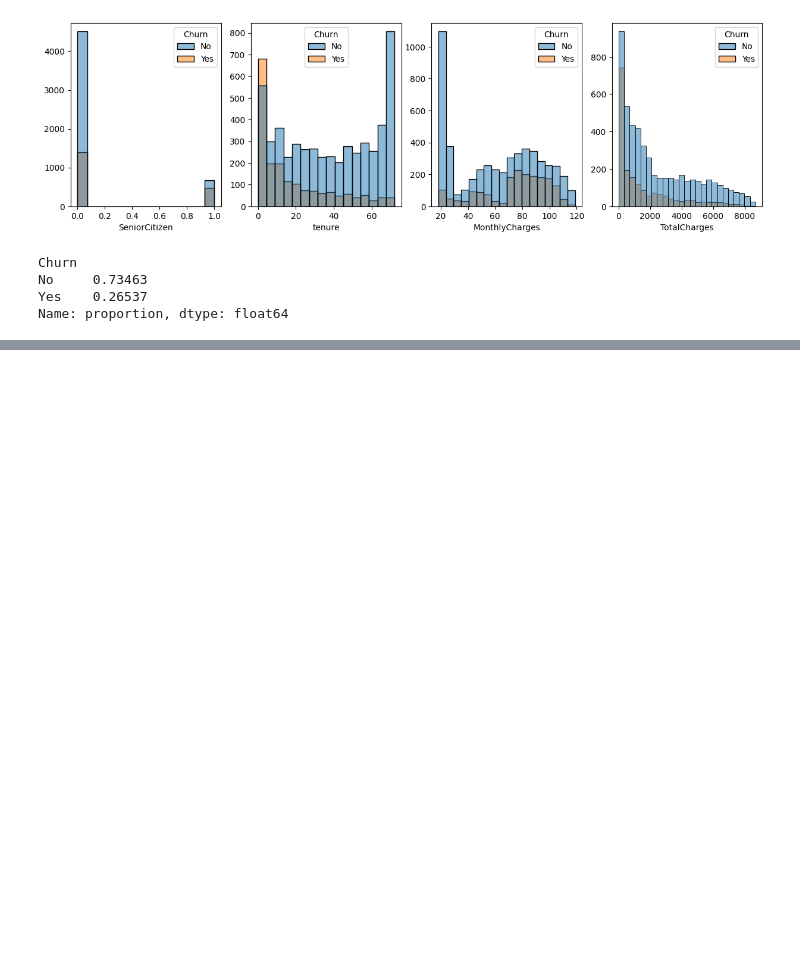
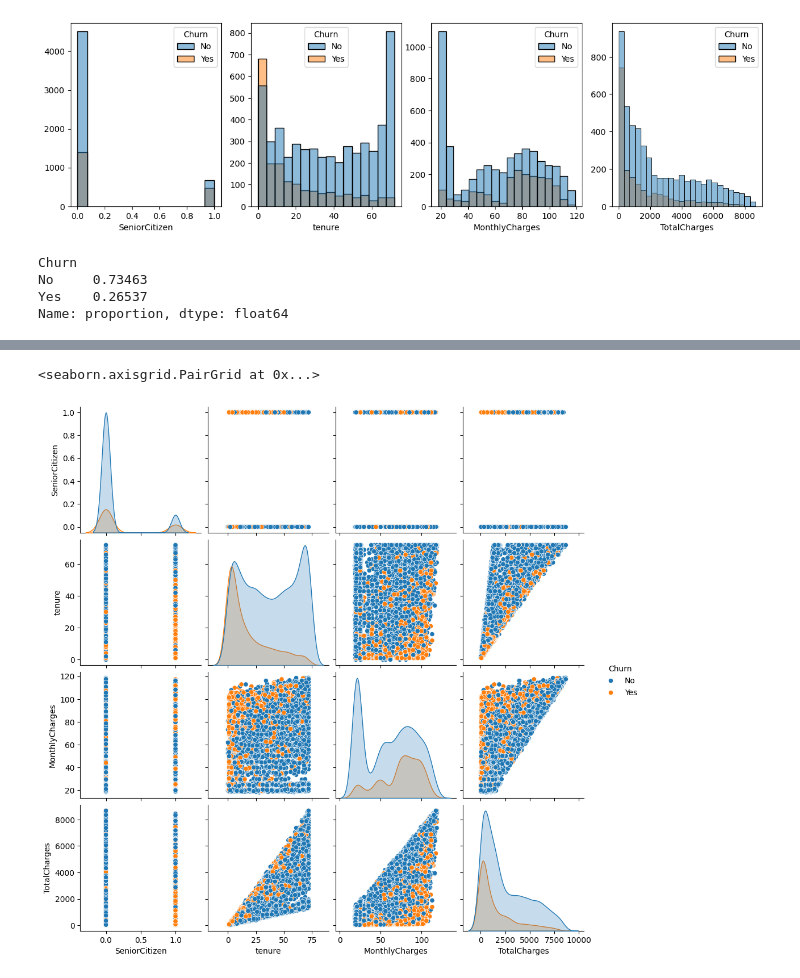
Before and after one commit to skqorrla/N_DSP_2024, a Jupyter notebook: week2_mission.ipynb, the cells around one changed output, grey strips where cells are left out. Cells and saved outputs as stored; diff of their text form; code cells hidden in the pictures; blank space fills up the shorter version.

```diff
--- a/week2_mission.ipynb
+++ b/week2_mission.ipynb
@@ -138,0 +200,5 @@ fig, axes = plt.subplots(nrows=4, ncols=2, figsize=(15,4))
+# %%
+sns.pairplot(data=df, hue="Churn")
+# %% [output]
+<seaborn.axisgrid.PairGrid at 0x...>
+[figure, added]
```
Also changed, not shown: parts of 10 cells of this notebook.
